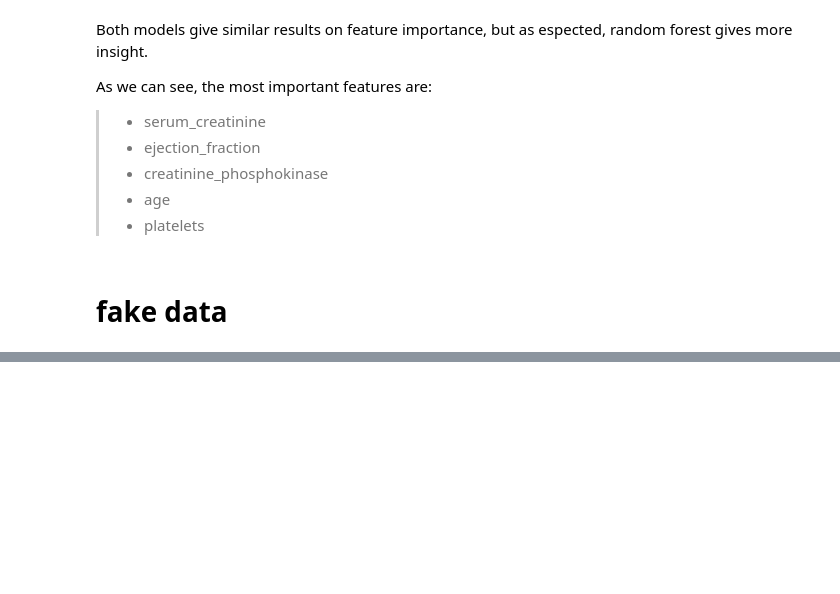
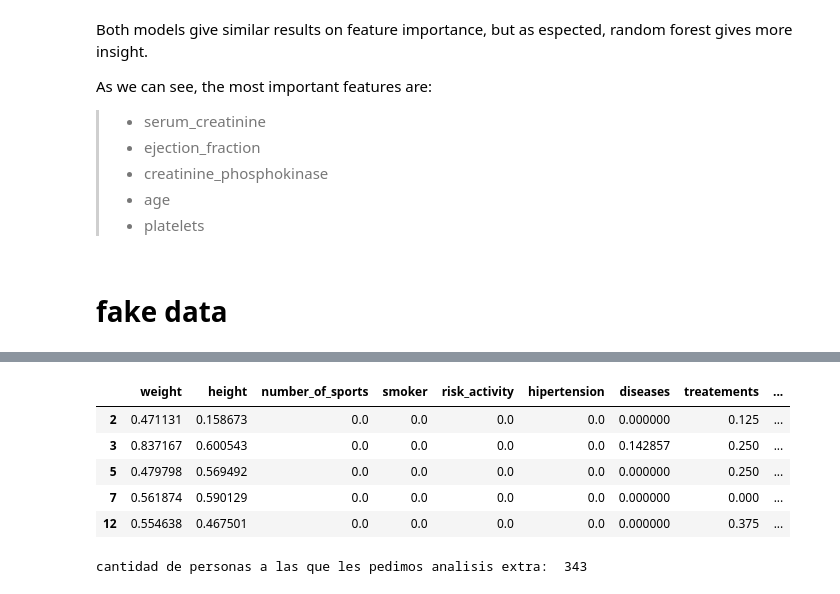
Before and after one commit to mateo-st/ML_UM, a Jupyter notebook: 3º Lab/LAB3 - Mordetzki, Stipanicic.ipynb, the cells around one changed output, grey strips where cells are left out. Saved outputs shown, nothing was run; the diff lists cells and outputs as text; code cells hidden in the pictures; blank space fills up the shorter version.

```diff
--- a/3º Lab/LAB3 - Mordetzki, Stipanicic.ipynb
+++ b/3º Lab/LAB3 - Mordetzki, Stipanicic.ipynb
@@ -586,4 +586,16 @@ statistics
 # %%
 # elegimos arbitrariamente el 0
 
 df_to_further = df_scaled_cluster[df_scaled_cluster['CLUSTER ID'] == 0] # a estos les pedimos que se saquen sangre
+df_to_further.head()
+# %% [output]
+|  | weight | height | number_of_sports | smoker | risk_activity | hipertension | diseases | treatements | ... |
+| 2 | 0.471131 | 0.158673 | 0.0 | 0.0 | 0.0 | 0.0 | 0.000000 | 0.125 | ... |
+| 3 | 0.837167 | 0.600543 | 0.0 | 0.0 | 0.0 | 0.0 | 0.142857 | 0.250 | ... |
+| 5 | 0.479798 | 0.569492 | 0.0 | 0.0 | 0.0 | 0.0 | 0.000000 | 0.250 | ... |
+| 7 | 0.561874 | 0.590129 | 0.0 | 0.0 | 0.0 | 0.0 | 0.000000 | 0.000 | ... |
+| 12 | 0.554638 | 0.467501 | 0.0 | 0.0 | 0.0 | 0.0 | 0.000000 | 0.375 | ... |
+# %%
+print("cantidad de personas a las que les pedimos analisis extra: ",len(df_to_further))
+# %% [output]
+cantidad de personas a las que les pedimos analisis extra:  343
```
Also changed, not shown: parts of 12 cells of this notebook.
